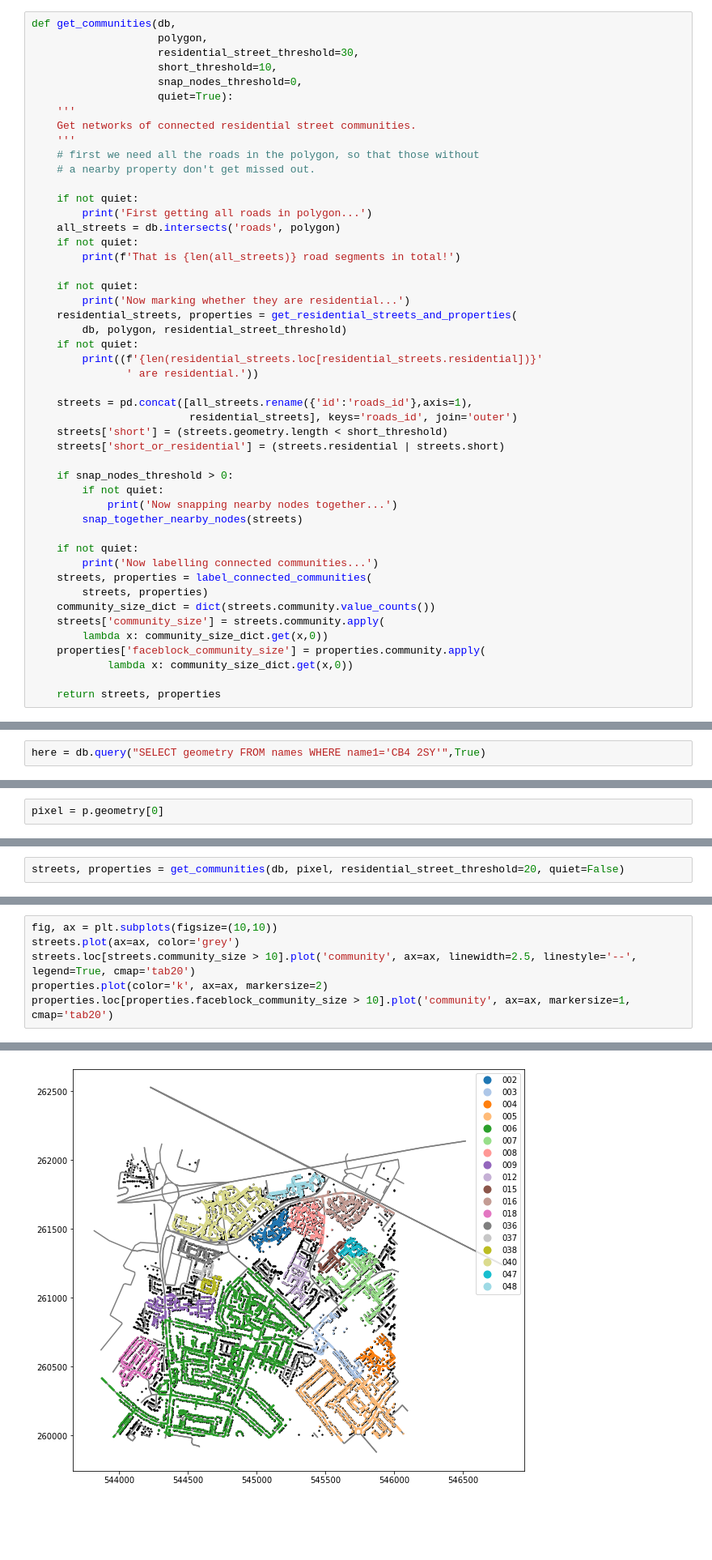
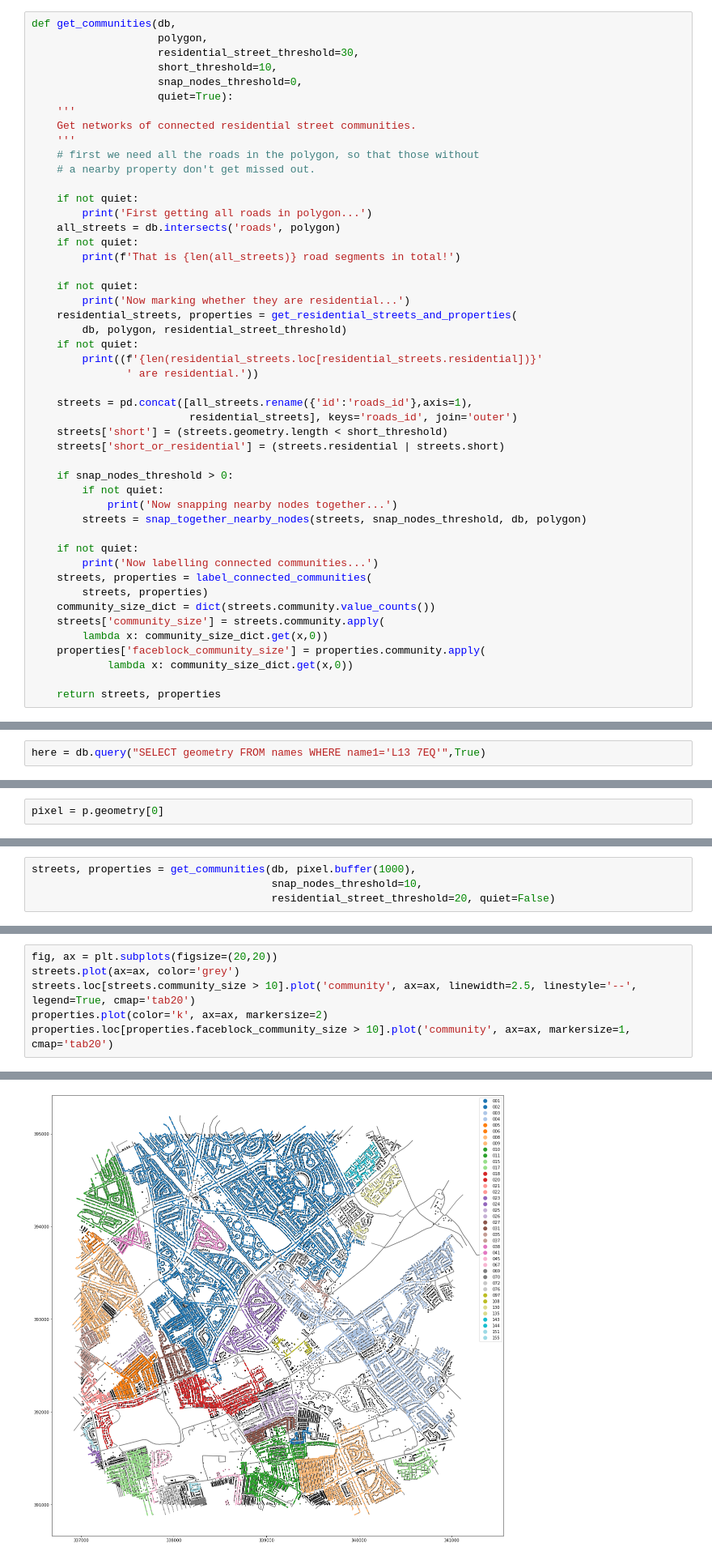
Before and after one commit to peterprescott/nbhd-analysis, a Jupyter notebook: code/Z01_Refactor_GetCommunities.ipynb, the cells around one changed output, grey strips where cells are left out. Shown at 81% size. Drawn from its saved outputs; the diff is of its cells as text; blank space fills up the shorter version.

Commit message:
Add snap_together_nearby_nodes() logic

```diff
--- a/code/Z01_Refactor_GetCommunities.ipynb
+++ b/code/Z01_Refactor_GetCommunities.ipynb
@@ -45,7 +45,7 @@ def get_communities(db,
     if snap_nodes_threshold > 0:
         if not quiet:
             print('Now snapping nearby nodes together...')
-        snap_together_nearby_nodes(streets)
+        streets = snap_together_nearby_nodes(streets, snap_nodes_threshold, db, polygon)
 
     if not quiet:
         print('Now labelling connected communities...')
@@ -157,7 +186,7 @@ def label_connected_communities(all_streets_df, properties_df):
 
     return all_streets_df, properties_df
 # %%
-here = db.query("SELECT geometry FROM names WHERE name1='CB4 2SY'",True)
+here = db.query("SELECT geometry FROM names WHERE name1='L13 7EQ'",True)
 # %%
 here.geometry[0]
 # %% [output]
@@ -173,6 +202,8 @@ settings = {'footprint_threshold':1000,
             'node_distance':5,
            'min_community_size':10}
 # %%
-streets, properties = get_communities(db, pixel, residential_street_threshold=20, quiet=False)
+streets, properties = get_communities(db, pixel.buffer(1000),
+                                      snap_nodes_threshold=10,
+                                      residential_street_threshold=20, quiet=False)
 # %% [output]
 First getting all roads in polygon...
@@ -182,10 +215,10 @@ Now marking whether they are residential...
 Now labelling connected communities...
 # %%
-fig, ax = plt.subplots(figsize=(10,10))
+fig, ax = plt.subplots(figsize=(20,20))
 streets.plot(ax=ax, color='grey')
 streets.loc[streets.community_size > 10].plot('community', ax=ax, linewidth=2.5, linestyle='--', legend=True, cmap='tab20')
 properties.plot(color='k', ax=ax, markersize=2)
 properties.loc[properties.faceblock_community_size > 10].plot('community', ax=ax, markersize=1, cmap='tab20')
 # %% [output]
 <AxesSubplot:>
-[figure, old version]
+[figure, new version]
```
Also changed, not shown: parts of 3 cells of this notebook.
